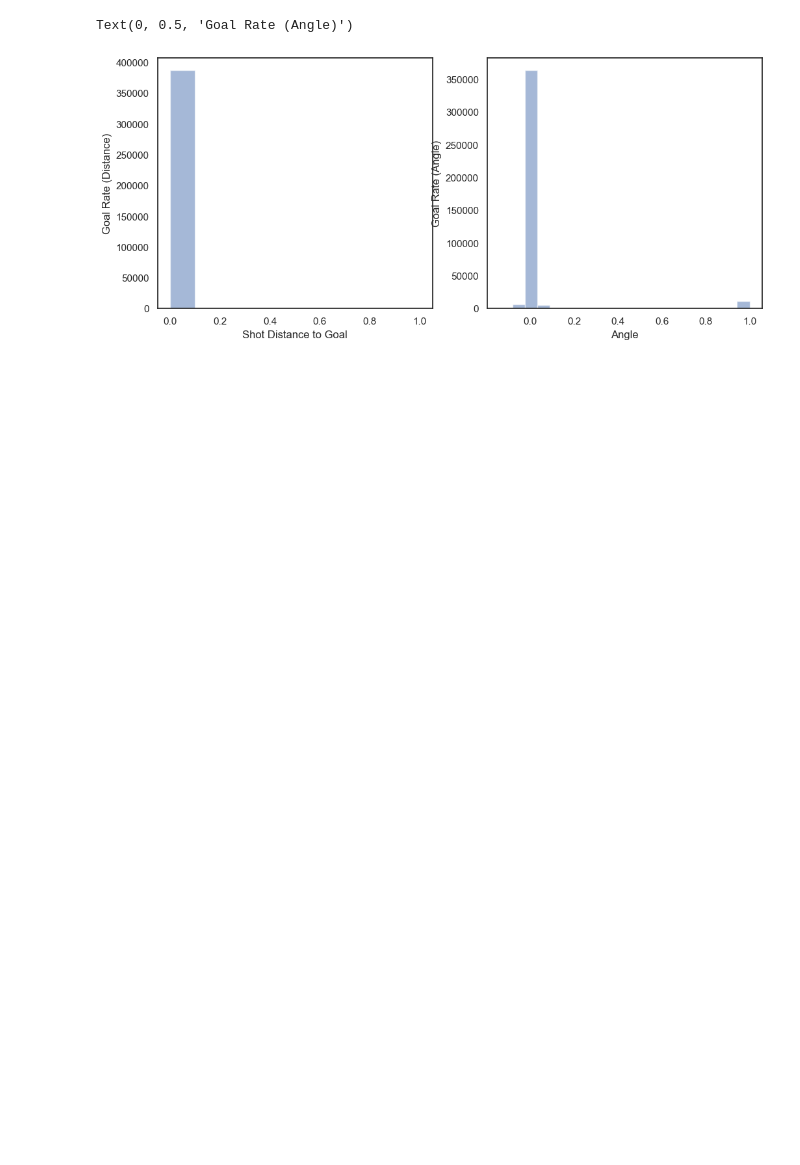
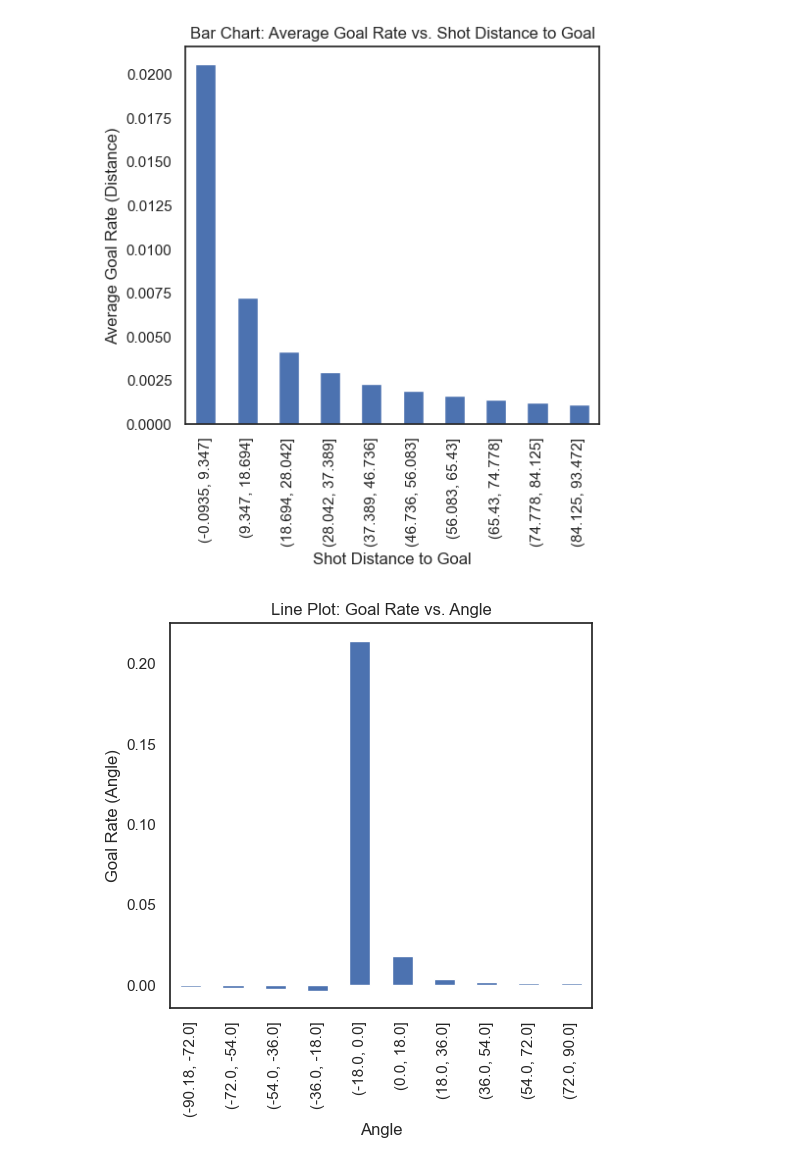
Before and after one commit to mahmoodhegazy/nhl_ds_project, a Jupyter notebook: src/featureengineering1.ipynb, the cells around one changed output. Saved outputs shown, nothing was run; the diff lists cells and outputs as text; code cells hidden in the pictures; blank space fills up the shorter version.

```diff
--- a/src/featureengineering1.ipynb
+++ b/src/featureengineering1.ipynb
@@ -68,18 +89,35 @@ plt.show()
 [figure]
-# %%
-plt.figure(figsize=(12, 5))
-plt.subplot(121)
-plt.hist(df['goal_rate_dist'], bins=10, color='b', alpha=0.5, label='Goals')
-plt.xlabel('Shot Distance to Goal')
-plt.ylabel('Goal Rate (Distance)')
-
-plt.subplot(122)
-plt.hist(df['goal_rate_angle'], bins=20, color='b', alpha=0.5, label='Goals')
-plt.xlabel('Angle')
-plt.ylabel('Goal Rate (Angle)')
-# %% [output]
-Text(0, 0.5, 'Goal Rate (Angle)')
-[figure, removed]
+# %%
+bins = pd.cut(df['shot_distance_to_goal'], bins=10)
+df_grouped = df.groupby(bins)['goal_rate_dist'].mean()
+
+plt.figure(figsize=(12, 5))
+
+plt.subplot(121)
+df_grouped.plot(kind='bar')
+
+plt.xlabel('Shot Distance to Goal')
+plt.ylabel('Average Goal Rate (Distance)')
+plt.title('Bar Chart: Average Goal Rate vs. Shot Distance to Goal')
+
+plt.show()
+
+bins = pd.cut(df['angle'], bins=10)
+df_grouped = df.groupby(bins)['goal_rate_angle'].mean()
+
+plt.figure(figsize=(12, 5))
+
+plt.subplot(122)
+df_grouped.plot(kind='bar')
+
+plt.xlabel('Angle')
+plt.ylabel('Goal Rate (Angle)')
+plt.title('Line Plot: Goal Rate vs. Angle')
+
+plt.show()
+# %% [output]
+[figure, added]
+[figure, added]
 # %%
 
 # Create histograms for empty net and non-empty net goals binned by distance
```
Also changed, not shown: parts of 4 cells of this notebook, 8 other files.
